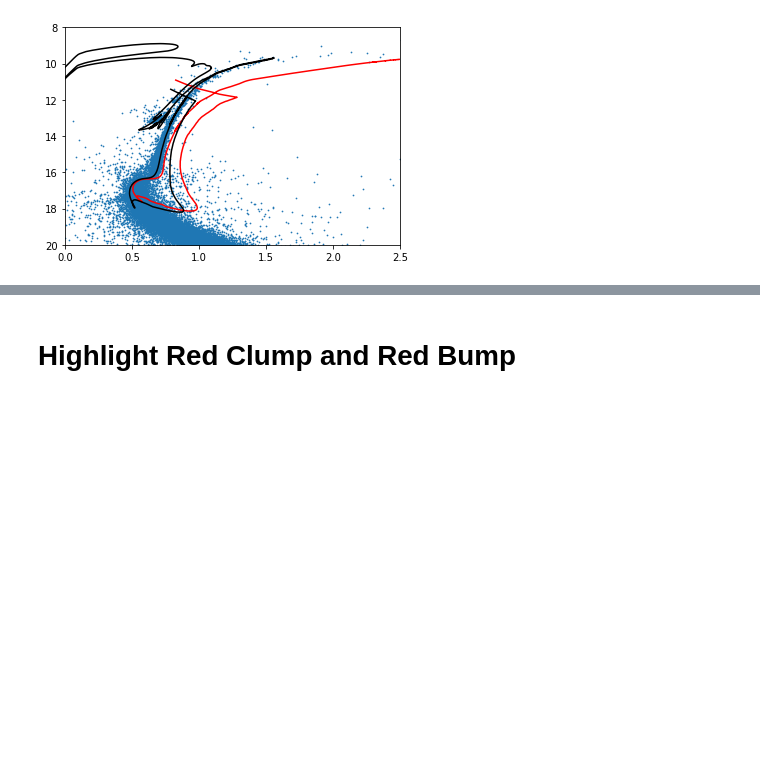
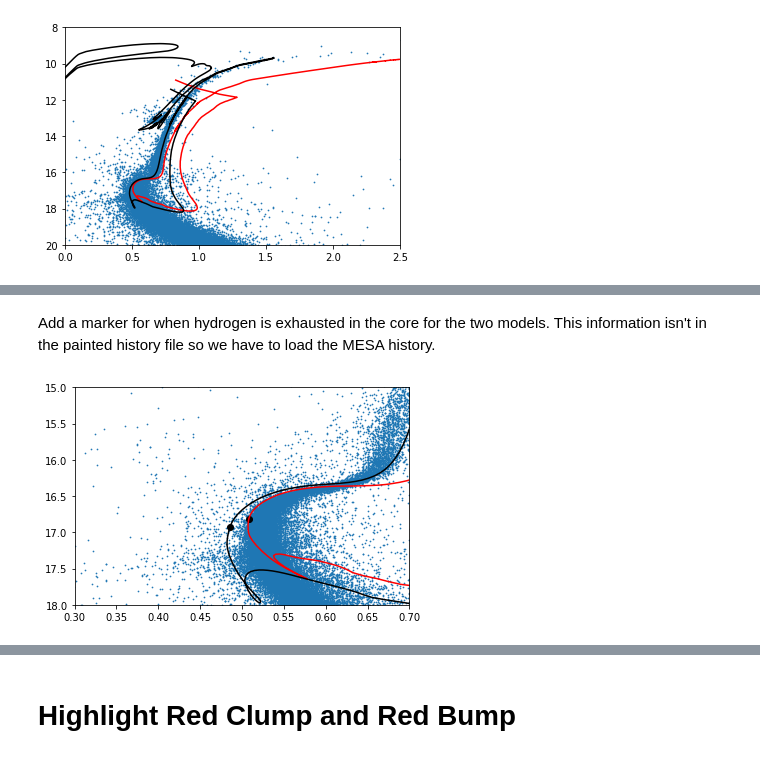
Before and after one commit to UBC-Astrophysics/globular_cluster_lab, a Jupyter notebook: Globular Cluster Lab.ipynb, the cells around one changed output, grey strips where cells are left out. Cells and saved outputs as stored; diff of their text form; code cells hidden in the pictures; blank space fills up the shorter version.

```diff
--- a/Globular Cluster Lab.ipynb
+++ b/Globular Cluster Lab.ipynb
@@ -12,7 +12,7 @@ If you click on "via browser" you can see a list of folders named ngc* for every
 # %% [markdown]
 We downloaded a file for the cluster NGC 104 (also called 47 Tucanae) and now we load it. Numpy has a routine called genfromtxt that load tables from files into a matrix:
 # %%
-data=np.genfromtxt("hlsp_acsggct_hst_acs-wfc_ngc0104_r.rdviq.cal.adj.zpt.bz2",names=True,unpack=True)
+odata47=np.genfromtxt("hlsp_acsggct_hst_acs-wfc_ngc0104_r.rdviq.cal.adj.zpt.bz2",names=True,unpack=True)
 # %% [markdown]
 With the option "unpack=True" the table is transpose so that data[n] is the nth column. Also, with the option "names=True", the field names are read from the first line, so that for example to access the 4th column (which is the Vvega one), you can also write data['Vvega'].
 # %% [markdown]
@@ -44,7 +44,7 @@ run ./paintisochrone.py history09M.data colmag.BT-Settl.all.Ours-Castelli.VegaM-
 <matplotlib.figure.Figure at 0x...>
 # %%
 pdata9=np.genfromtxt("paintedhistory09M.data",names=True,skip_header=1,unpack=True)
-pdata=np.genfromtxt("paintedhistory1M.data",names=True,skip_header=1,unpack=True)
+pdata1=np.genfromtxt("paintedhistory1M.data",names=True,skip_header=1,unpack=True)
 # %% [markdown]
 # The Whole CMD
 # %%
@@ -59,0 +72,19 @@ plt.show()
+# %% [markdown]
+Add a marker for when hydrogen is exhausted in the core for the two models.
+This information isn't in the painted history file so we have to load the MESA history.
+# %%
+data1=np.genfromtxt("history1M.data",names=True,skip_header=5,unpack=True)
+data9=np.genfromtxt("history09M.data",names=True,skip_header=5,unpack=True)
+# %%
+plt.scatter(odata47['VIvega'],odata47['Ivega'],s=0.5)
+plt.plot(pdata1['F606W']-pdata1['F814W'],pdata1['F814W']+13.1,c='r')
+plt.plot(pdata9['F606W']-pdata9['F814W']+0.03,pdata9['F814W']+13.5,c='k')
+plt.scatter((pdata1['F606W'][data1['center_h1']<1e-3]-pdata1['F814W'][data1['center_h1']<1e-3])[0],
+            pdata1['F814W'][data1['center_h1']<1e-3][0]+13.1,c='k')
+plt.scatter((pdata9['F606W'][data9['center_h1']<1e-3]-pdata9['F814W'][data9['center_h1']<1e-3])[0]+0.03,
+            pdata9['F814W'][data9['center_h1']<1e-3][0]+13.5,c='k')
+plt.xlim(0.3,0.7)
+plt.ylim(18,15)
+plt.show()
+# %% [output]
+[figure, added]
```
Also changed, not shown: parts of 16 cells of this notebook, 1 other file.
